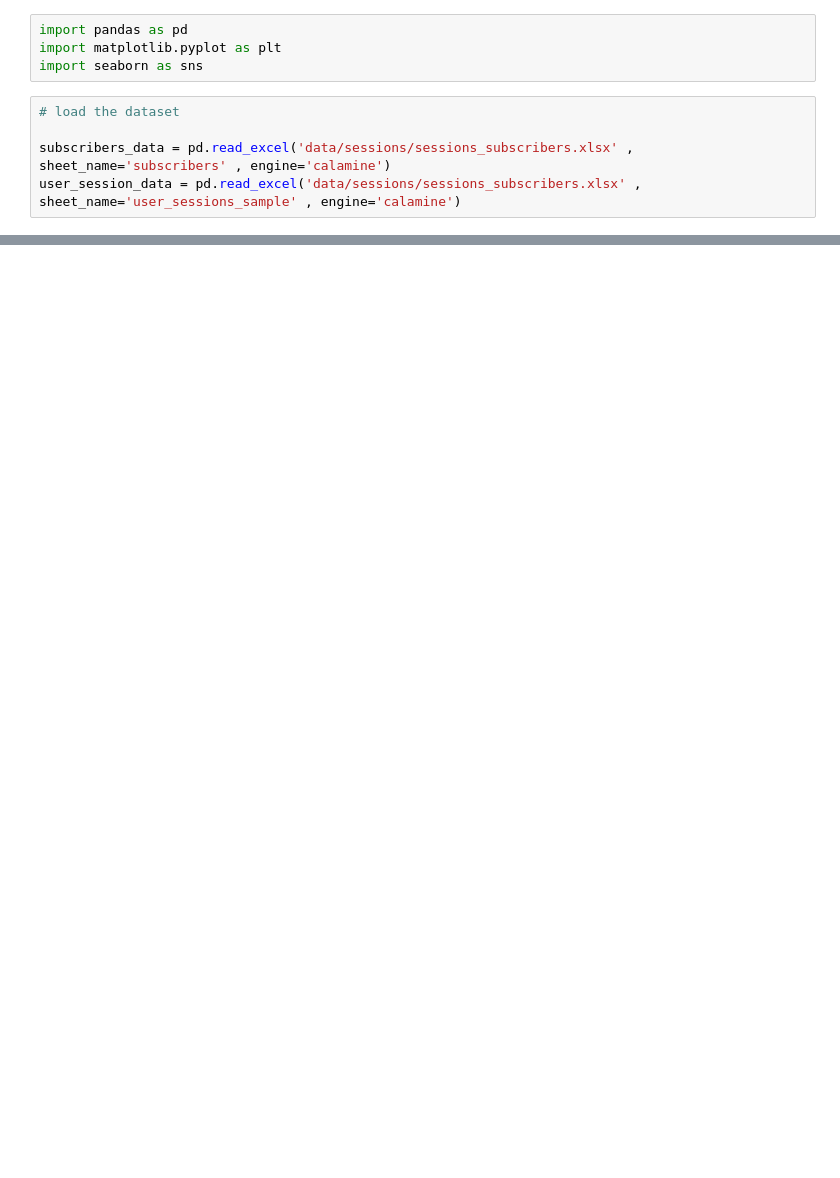
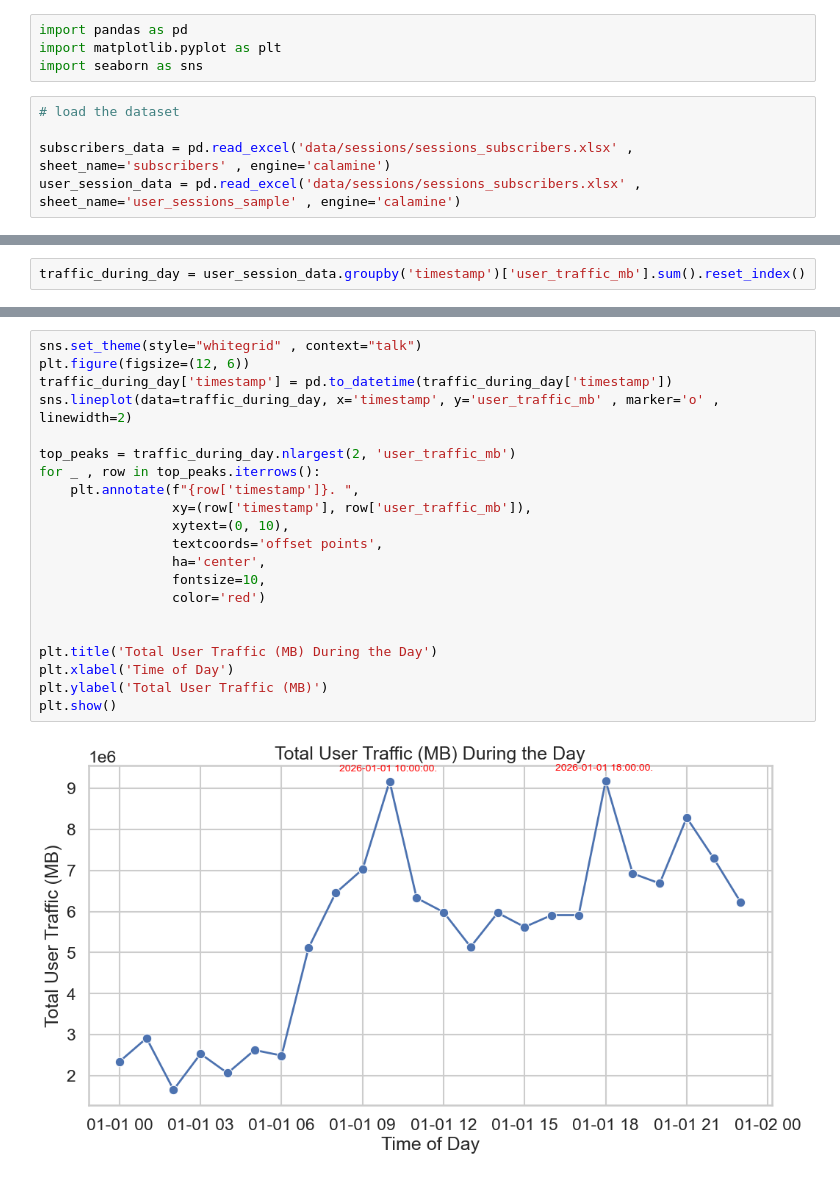
Before and after one commit to omartarek000/Telecom_session_lens, a Jupyter notebook: Telecom_EDA.ipynb, the cells around one changed output, grey strips where cells are left out. Drawn from its saved outputs; the diff is of its cells as text; blank space fills up the shorter version.

```diff
--- a/Telecom_EDA.ipynb
+++ b/Telecom_EDA.ipynb
@@ -20,0 +41,2 @@ subscribers_data.head(5)
+# %%
+traffic_during_day = user_session_data.groupby('timestamp')['user_traffic_mb'].sum().reset_index()
@@ -20,0 +52,23 @@ subscribers_data.head(5)
+# %%
+sns.set_theme(style="whitegrid" , context="talk")
+plt.figure(figsize=(12, 6))
+traffic_during_day['timestamp'] = pd.to_datetime(traffic_during_day['timestamp'])
+sns.lineplot(data=traffic_during_day, x='timestamp', y='user_traffic_mb' , marker='o' , linewidth=2)
+
+top_peaks = traffic_during_day.nlargest(2, 'user_traffic_mb')
+for _ , row in top_peaks.iterrows():
+    plt.annotate(f"{row['timestamp']}. ",
+                 xy=(row['timestamp'], row['user_traffic_mb']),
+                 xytext=(0, 10),
+                 textcoords='offset points',
+                 ha='center',
+                 fontsize=10,
+                 color='red')
+
+
+plt.title('Total User Traffic (MB) During the Day')
+plt.xlabel('Time of Day')
+plt.ylabel('Total User Traffic (MB)')
+plt.show()
+# %% [output]
+[figure, added]
```
Also changed, not shown: parts of 6 cells of this notebook.
